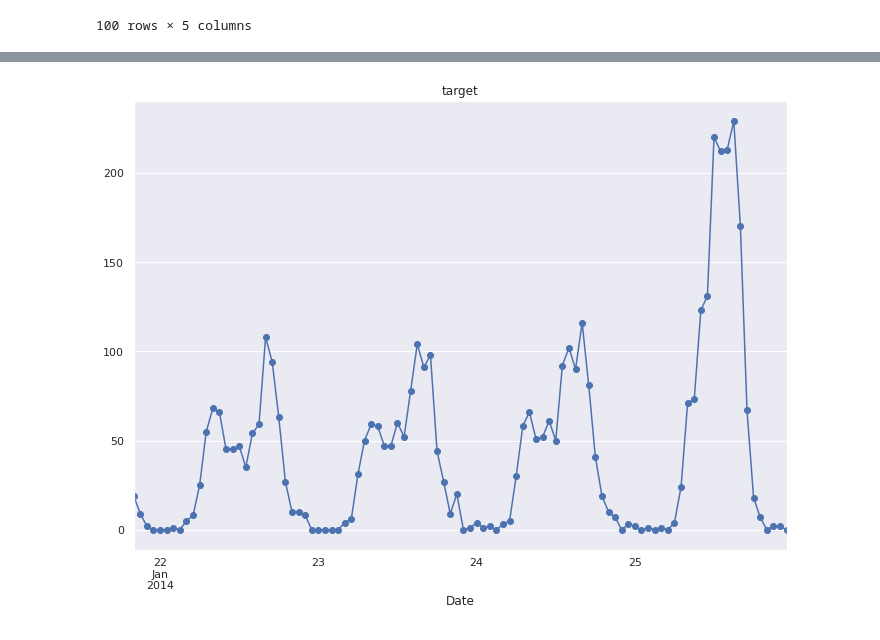
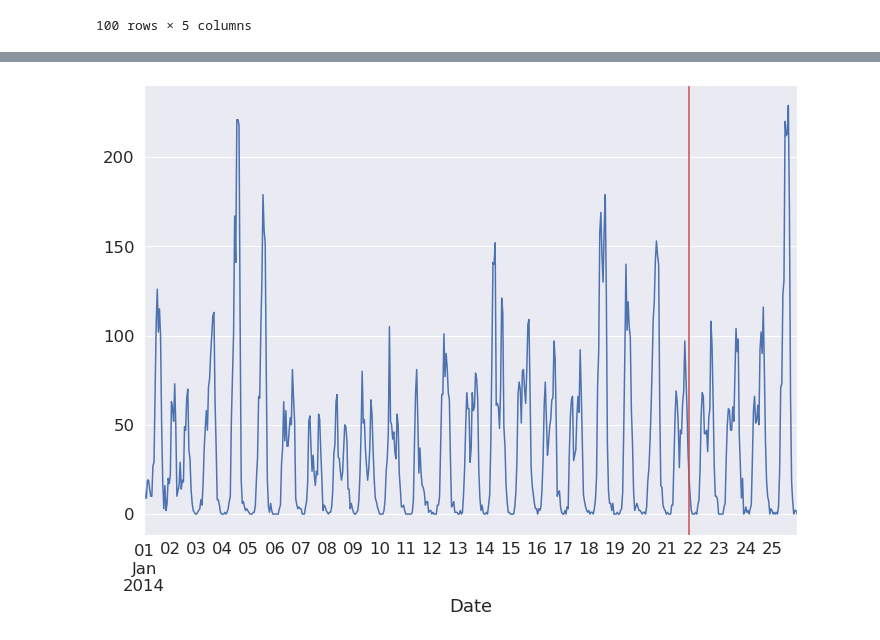
Before and after one commit to jimgoo/metaflow-tabular, a Jupyter notebook: metaflow_tabular/forecasting_flow.ipynb, the cells around one changed output, grey strips where cells are left out. Saved outputs shown, nothing was run; the diff lists cells and outputs as text; code cells hidden in the pictures.

```diff
--- a/metaflow_tabular/forecasting_flow.ipynb
+++ b/metaflow_tabular/forecasting_flow.ipynb
@@ -146,6 +136,8 @@ run.data.test_df
+# %%
+target = pd.concat((run.data.train_df, run.data.test_df), axis=0).iloc[:, run.data.target_index]
+ax = target.plot();
+ax.axvline(run.data.test_df.index[0], color='r', label='end of training');
+# %% [output]
+[figure, added]
 # %%
 true = run.data.test_df.iloc[:, run.data.target_index]
-true.name = 'target'
-true.plot(style='-o', title='target');
-# %% [output]
-[figure, removed]
```
Also changed, not shown: parts of 14 cells of this notebook, 2 other files.
